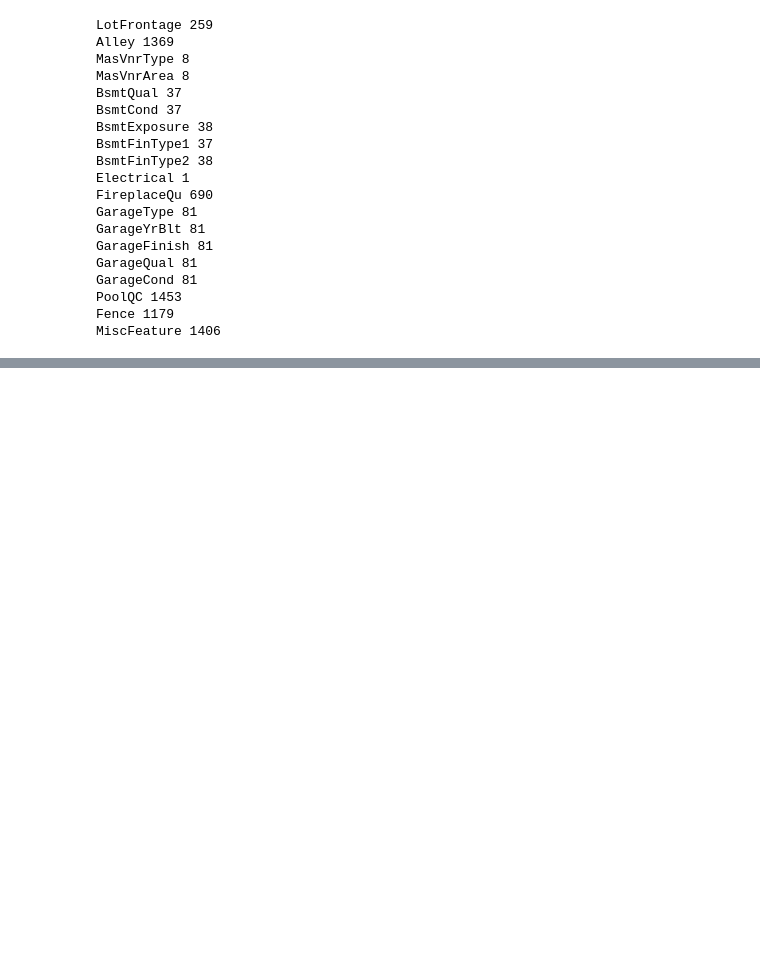
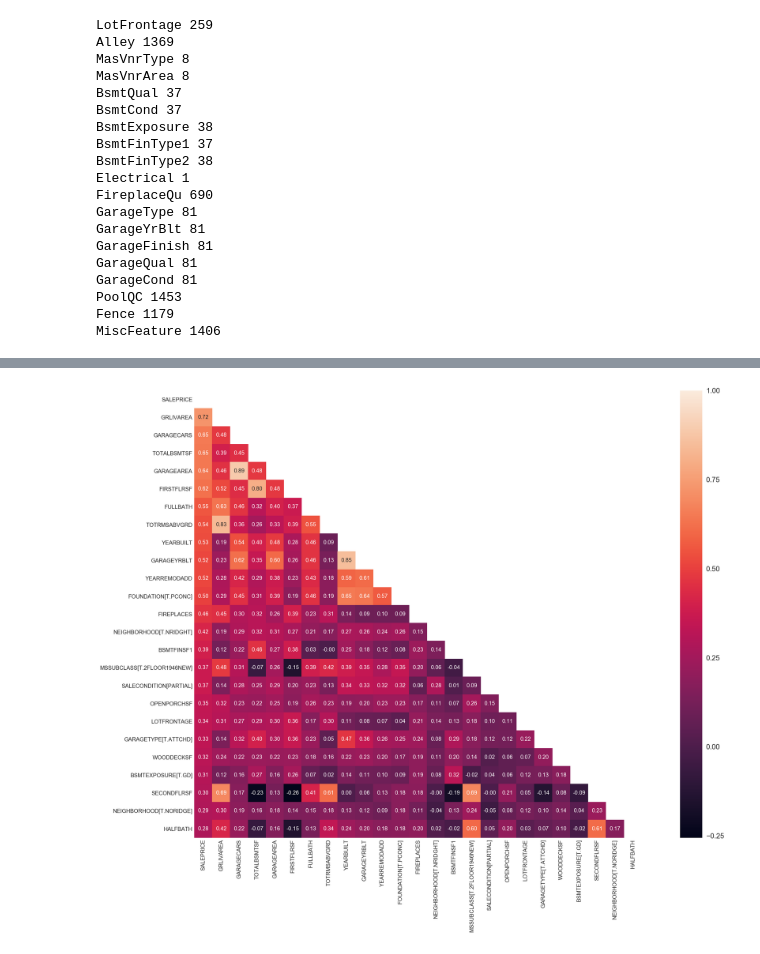
Before and after one commit to BhushanShet/BhushanShet.github.io, a Jupyter notebook: project-three/project-03-starter.ipynb, the cells around one changed output, grey strips where cells are left out. Saved outputs shown, nothing was run; the diff lists cells and outputs as text; code cells hidden in the pictures; blank space fills up the shorter version.

```diff
--- a/project-three/project-03-starter.ipynb
+++ b/project-three/project-03-starter.ipynb
@@ -159,0 +376,8 @@ house.head(1)
+# %%
+fxd = ['SaleCondition', 'MSSubClass', 'MSZoning', 'LotFrontage', 'LotArea', 'Street', 'Alley',
+'LotShape', 'LandContour', 'LotConfig', 'LandSlope', 'Neighborhood', 'Condition1', 'Condition2',
+'BldgType', 'HouseStyle', 'YearBuilt', 'YearRemodAdd', 'Foundation', 'BsmtQual', 'BsmtExposure',
+'BsmtFinSF1', 'BsmtFinSF2', 'TotalBsmtSF', 'FirstFlrSF', 'SecondFlrSF', 'GrLivArea', 'BsmtFullBath',
+'BsmtHalfBath', 'FullBath', 'HalfBath', 'Fireplaces', 'GarageType', 'GarageYrBlt', 'GarageCars',
+'GarageArea', 'WoodDeckSF', 'OpenPorchSF', 'EnclosedPorch', 'ThreePorch', 'ScreenPorch', 'PoolArea',
+'MoSold',  'BedroomAbvGr', 'KitchenAbvGr','TotRmsAbvGrd','YrSold']
@@ -159,0 +411,2 @@ house.head(1)
+# %%
+corrfxd = " ~ " + " + ".join(fxd) + " + " + "SalePrice" + "-1"
@@ -159,0 +417,4 @@ house.head(1)
+# %%
+X_correlate = patsy.dmatrix(corrfxd, data=house, return_type='dataframe')
+# %%
+corrmat = X_correlate.corr()
@@ -160,3 +441,14 @@ house.head(1)
+# %%
+fig, ax = plt.subplots(figsize=(25,15))
+cols = corrmat.nlargest(25, 'SalePrice')['SalePrice'].index
+cm = np.corrcoef(X_correlate[cols].values.T)
+sns.set(font_scale=1.3)
+mask = np.zeros_like(cm, dtype=np.bool)
+mask[np.triu_indices_from(mask)] = True
+ax = sns.heatmap(cm, cbar=True, annot=True,mask=mask, square=True, annot_kws={'size': 10}, fmt='.2f', yticklabels=map(lambda x: x.upper(), cols.values), xticklabels=map(lambda x: x.upper(), cols.values))
+plt.show()
+# %% [output]
+[figure, added]
 # %% [markdown]
 <img src="http://imgur.com/l5NasQj.png" style="float: left; margin: 25px 15px 0px 0px; height: 25px">
 
```
Also changed, not shown: parts of 54 cells of this notebook.
